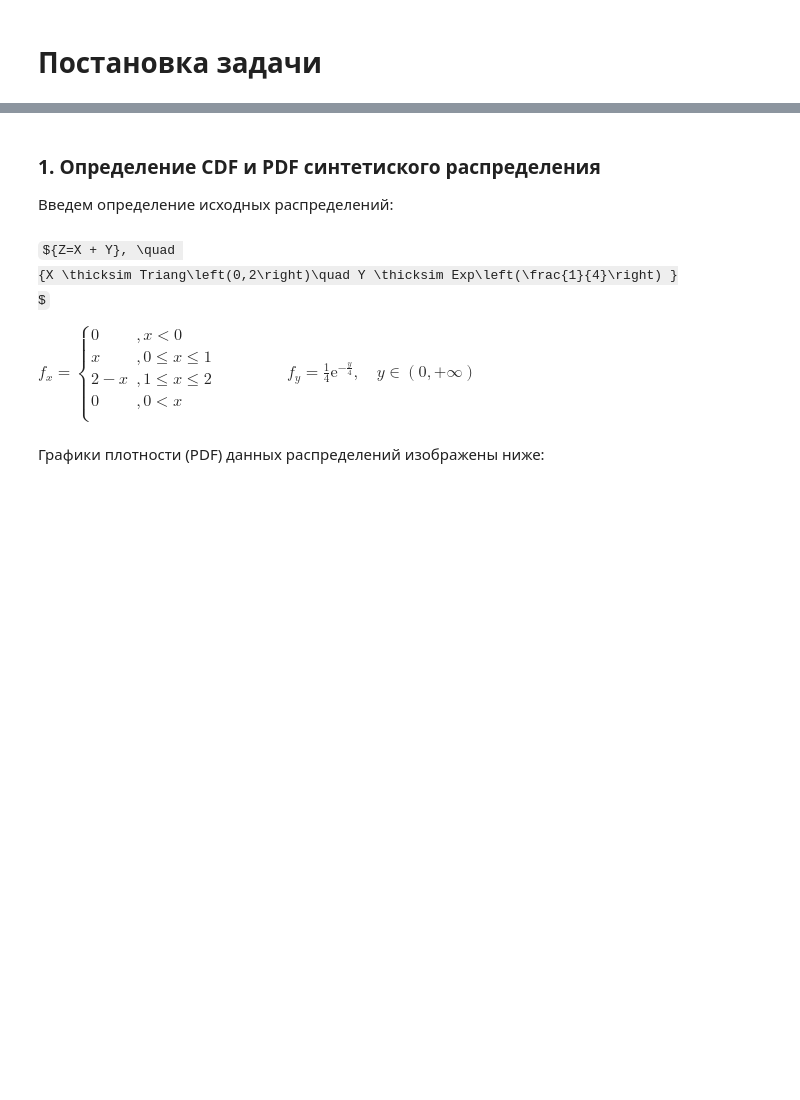
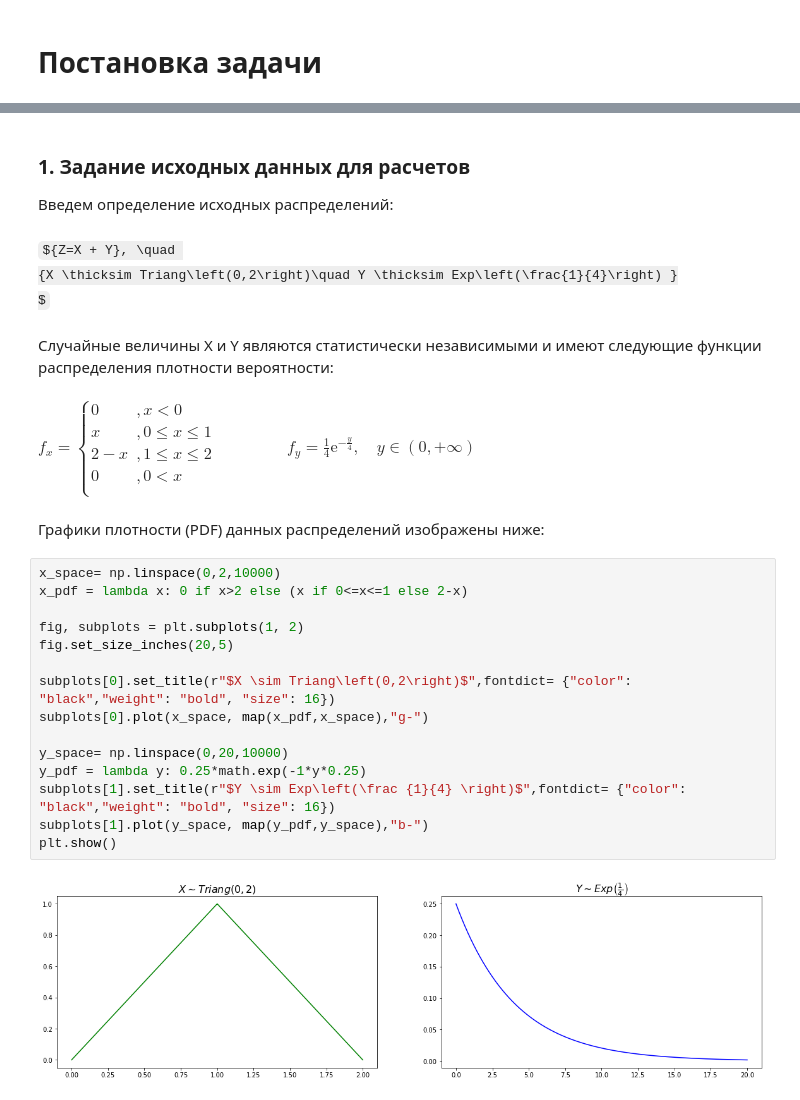
Before and after one commit to avikulin/PythonMath, a Jupyter notebook: Yandex ML Course #1/CourseProject/CourseProject.ipynb, the cells around one changed output, grey strips where cells are left out. Drawn from its saved outputs; the diff is of its cells as text; some formulas as TeX source; blank space fills up the shorter version.

```diff
--- a/Yandex ML Course #1/CourseProject/CourseProject.ipynb
+++ b/Yandex ML Course #1/CourseProject/CourseProject.ipynb
@@ -12,14 +17,16 @@ from matplotlib import pyplot as plt
 <li>Построение распределения выборочных средних объема 1, 3, 5, 7 элементов</li>
 </ol>
 # %% [markdown]
-<h3>1. Определение CDF и PDF синтетиского распределения</h3>
+<h3>1. Задание исходных данных для расчетов</h3>
 
 Введем определение исходных распределений:
+# %% [markdown]
+${Z=X + Y}, \quad
+{X \thicksim Triang\left(0,2\right)\quad Y \thicksim Exp\left(\frac{1}{4}\right) }
+$
+# %% [markdown]
+Случайные величины X и Y являются статистически независимыми и имеют следующие функции распределения плотности вероятности:
 # %% [markdown]
-${Z=X + Y}, \quad
-{X \thicksim Triang\left(0,2\right)\quad Y \thicksim Exp\left(\frac{1}{4}\right) }
-$
-
 ${f_x =
   \begin{cases}
     0    & , x < 0\\
@@ -33,3 +40,20 @@ ${f_y = \frac{1}{4}\mathrm{e}^{-\frac{y}{4}} ,\quad y \in \left(0, +\infty \righ
 $
 # %% [markdown]
 Графики плотности (PDF) данных распределений изображены ниже:
+# %%
+x_space= np.linspace(0,2,10000)
+x_pdf = lambda x: 0 if x>2 else (x if 0<=x<=1 else 2-x)
+
+fig, subplots = plt.subplots(1, 2)
+fig.set_size_inches(20,5)
+
+subplots[0].set_title(r"$X \sim Triang\left(0,2\right)$",fontdict= {"color":  "black","weight": "bold", "size": 16})
+subplots[0].plot(x_space, map(x_pdf,x_space),"g-")
+
+y_space= np.linspace(0,20,10000)
+y_pdf = lambda y: 0.25*math.exp(-1*y*0.25)
+subplots[1].set_title(r"$Y \sim Exp\left(\frac {1}{4} \right)$",fontdict= {"color":  "black","weight": "bold", "size": 16})
+subplots[1].plot(y_space, map(y_pdf,y_space),"b-")
+plt.show()
+# %% [output]
+[figure, added]
```
Also changed, not shown: parts of 11 cells of this notebook.
